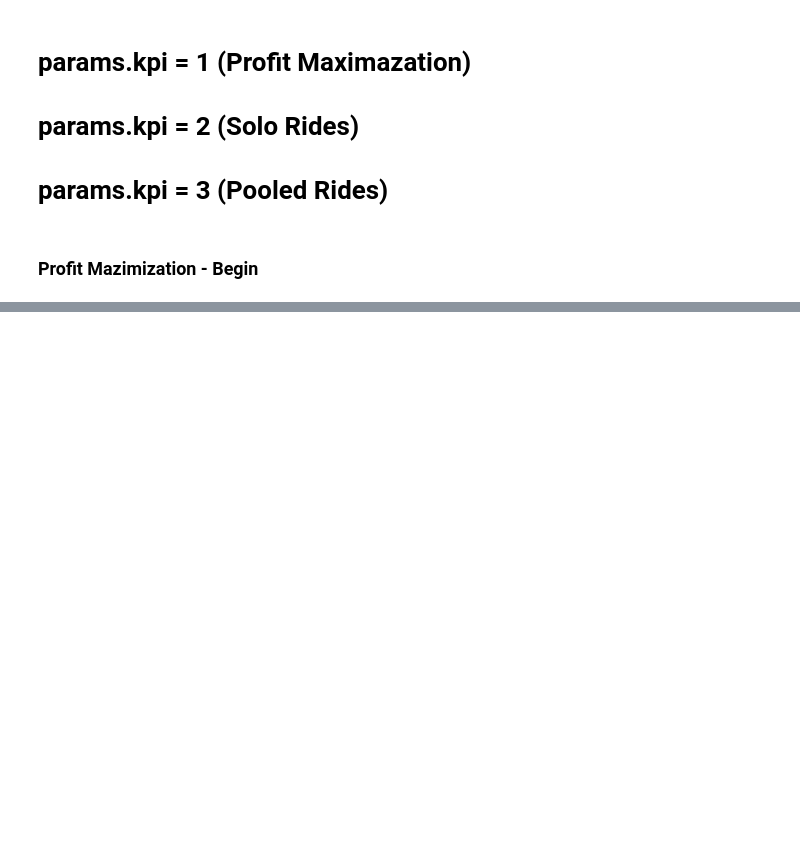
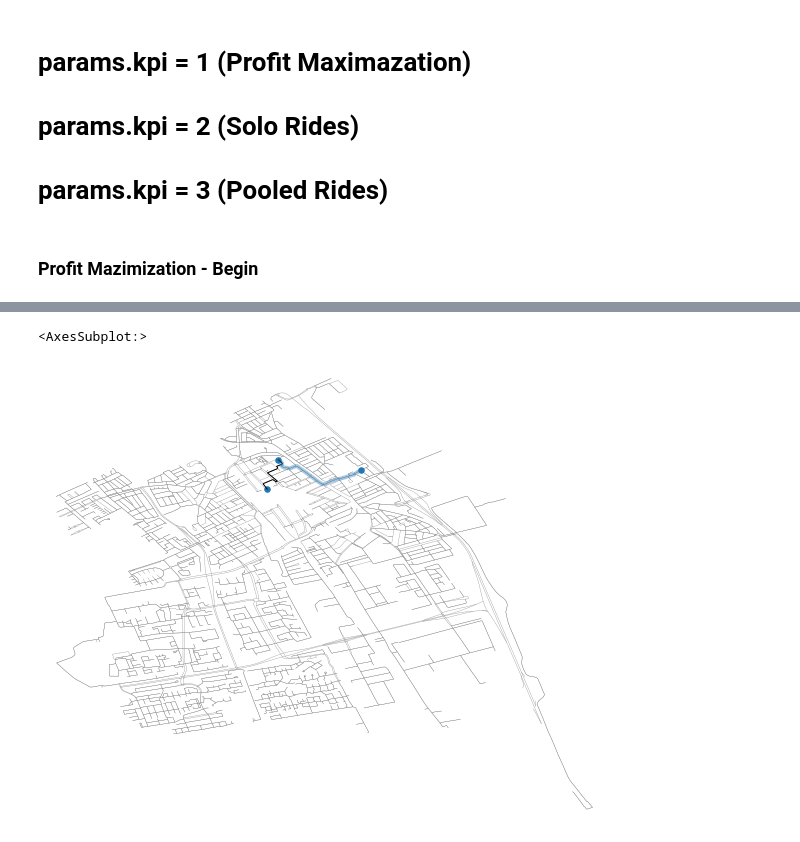
Before and after one commit to Jagiellonian-University/MaaSSim, a Jupyter notebook: docs/tutorials/Delft_Sim (7).ipynb, the cells around one changed output, grey strips where cells are left out. Saved outputs shown, nothing was run; the diff lists cells and outputs as text; code cells hidden in the pictures; blank space fills up the shorter version.

```diff
--- a/docs/tutorials/Delft_Sim (7).ipynb
+++ b/docs/tutorials/Delft_Sim (7).ipynb
@@ -188,3 +170,14 @@ pd.DataFrame(sim.vehs[1].myrides)
+# %%
+df = sim.runs[0].rides
+
+for i in range(params.nV):
+    paxes = df[df.veh==i].paxes
+    if paxes.apply(lambda x: len(x)).max()>1:
+        break
+plot_veh(inData.G, df[df.veh ==3], lw = 1)
+# %% [output]
+<AxesSubplot:>
+[figure, added]
 # %%
 responses = []
 avg_kpi = []
```
Also changed, not shown: parts of 10 cells of this notebook, 6 other files.
